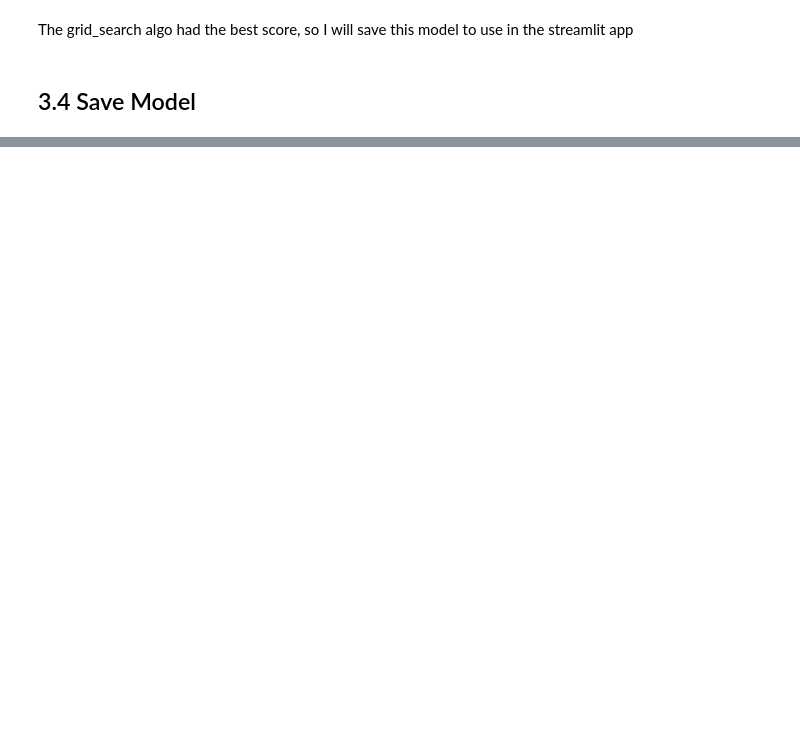
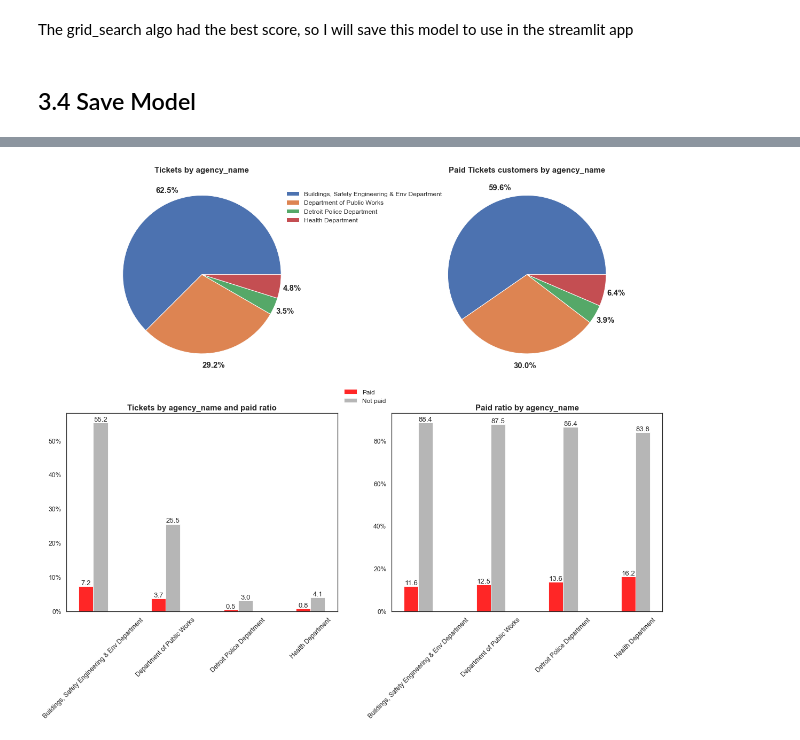
Before and after one commit to henriqueumeda/Property-Maintenance-Blight-Ticket-Fines, a Jupyter notebook: Property Maintenance Blight Ticket Fines.ipynb, the cells around one changed output, grey strips where cells are left out. Saved outputs shown, nothing was run; the diff lists cells and outputs as text; code cells hidden in the pictures; blank space fills up the shorter version.

```diff
--- a/Property Maintenance Blight Ticket Fines.ipynb
+++ b/Property Maintenance Blight Ticket Fines.ipynb
@@ -378,4 +396,6 @@ df_train = pd.concat([df_train, df_train['hearing_date'].str.extract(r'(?P<heari
 df_train = pd.concat([df_train, df_train['payment_date'].str.extract(r'(?P<payment_year>\d{4})-(?P<payment_month>\d{2})')], axis=1)
+# %%
+df = df_train.copy()
 # %%
 df_train[['ticket_issued_date', 'ticket_issued_year', 'ticket_issued_month', 'ticket_issued_semester', 'hearing_date', 'hearing_year', 'hearing_month', 'payment_date', 'payment_year', 'payment_month']].head()
 # %% [output]
@@ -1655,0 +1807,5 @@ jb.dump(scaler,"model/scaler_blight_ticket.pk;.z")
+# %%
+agency_ticks = list(df_pay['agency_name'].value_counts().sort_index().index)
+generate_cate_chart_dashboard(df_pay, 'agency_name', agency_ticks, agency_ticks, pie_legend_pos=(0.1, 0.95), bar_legend_pos=(0,1.15), xticks_rotation=45)
+# %% [output]
+[figure, added]
```
Also changed, not shown: parts of 127 cells of this notebook, 26 other files.
